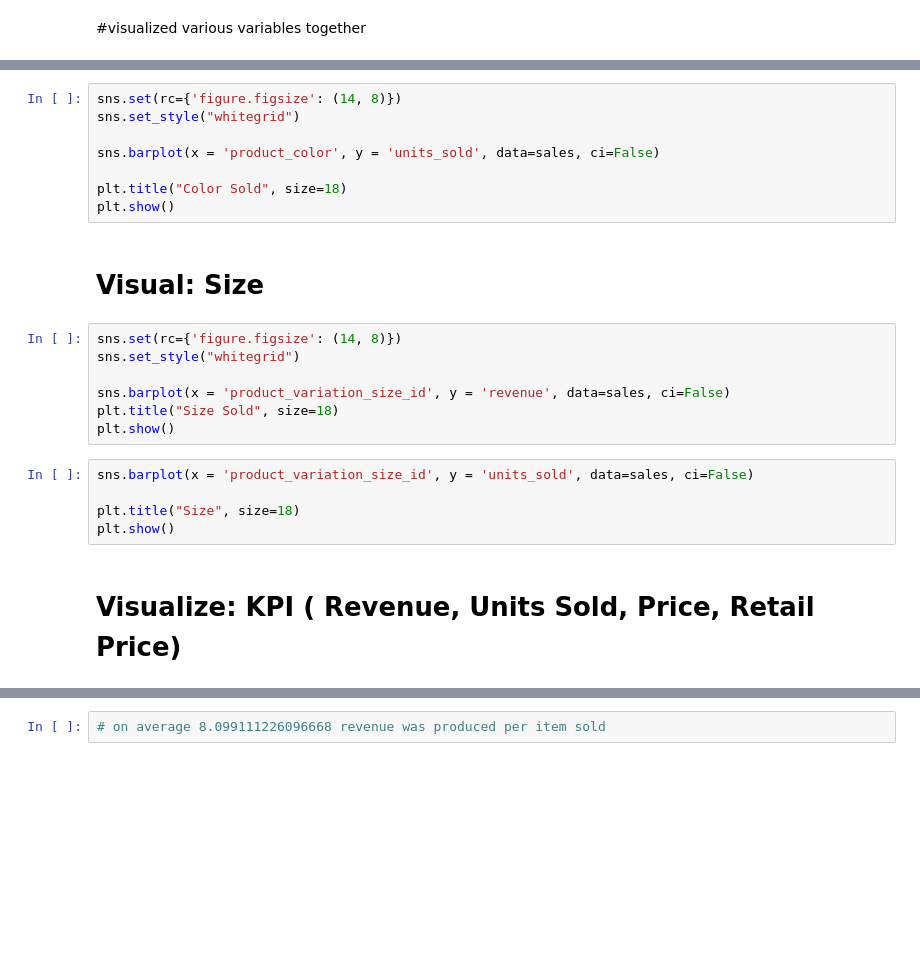
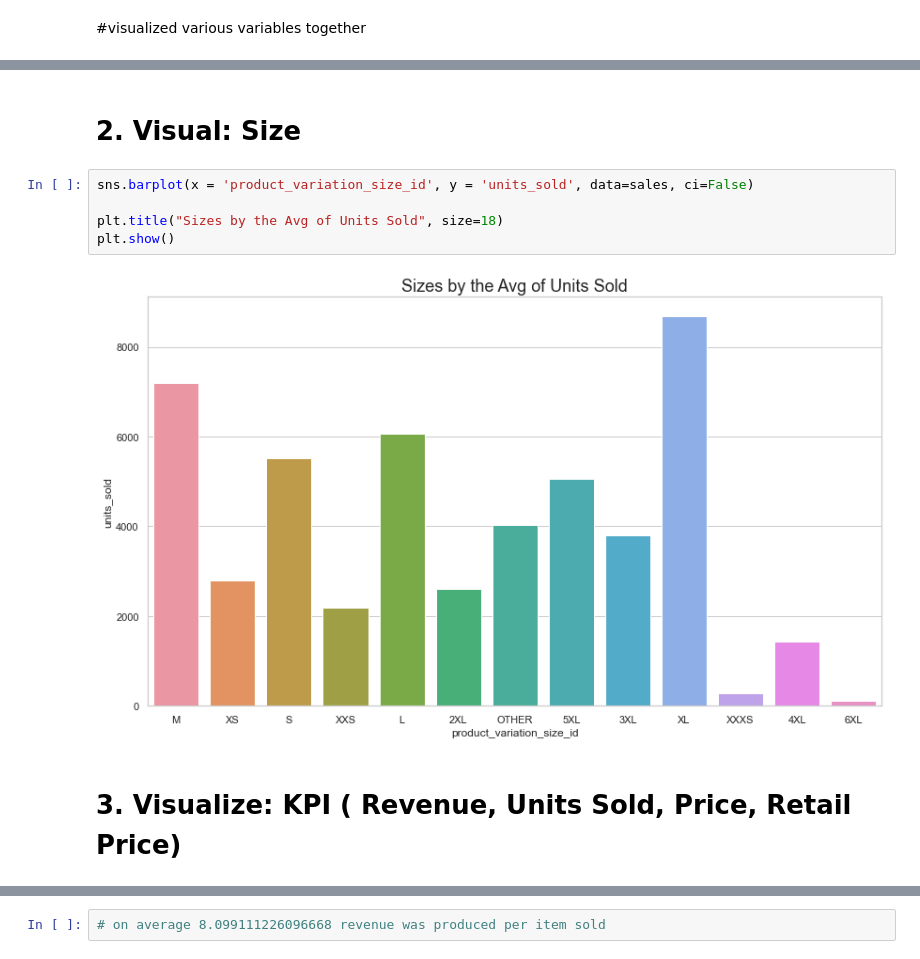
Before and after one commit to nanthalec/Wish, a Jupyter notebook: Wish Final NB.ipynb, the cells around one changed output, grey strips where cells are left out. Saved outputs shown, nothing was run; the diff lists cells and outputs as text; blank space fills up the shorter version.

```diff
--- a/Wish Final NB.ipynb
+++ b/Wish Final NB.ipynb
@@ -616,27 +643,14 @@ plt.show()
+# %% [markdown]
+# 2. Visual: Size
 # %%
-sns.set(rc={'figure.figsize': (14, 8)})
-sns.set_style("whitegrid")
+sns.barplot(x = 'product_variation_size_id', y = 'units_sold', data=sales, ci=False)
 
-sns.barplot(x = 'product_color', y = 'units_sold', data=sales, ci=False)
-
-plt.title("Color Sold", size=18)
+plt.title("Sizes by the Avg of Units Sold", size=18)
 plt.show()
+# %% [output]
+[figure, added]
-# %% [markdown]
-# Visual: Size
-# %%
-sns.set(rc={'figure.figsize': (14, 8)})
-sns.set_style("whitegrid")
-
-sns.barplot(x = 'product_variation_size_id', y = 'revenue', data=sales, ci=False)
-plt.title("Size Sold", size=18)
-plt.show()
-# %%
-sns.barplot(x = 'product_variation_size_id', y = 'units_sold', data=sales, ci=False)
-
-plt.title("Size", size=18)
-plt.show()
 # %% [markdown]
-# Visualize: KPI ( Revenue, Units Sold, Price, Retail Price)
+# 3. Visualize: KPI ( Revenue, Units Sold, Price, Retail Price)
 # %%
 #Total Revenue
 sales.revenue.sum()
```
Also changed, not shown: parts of 87 cells of this notebook, 12 other files.
